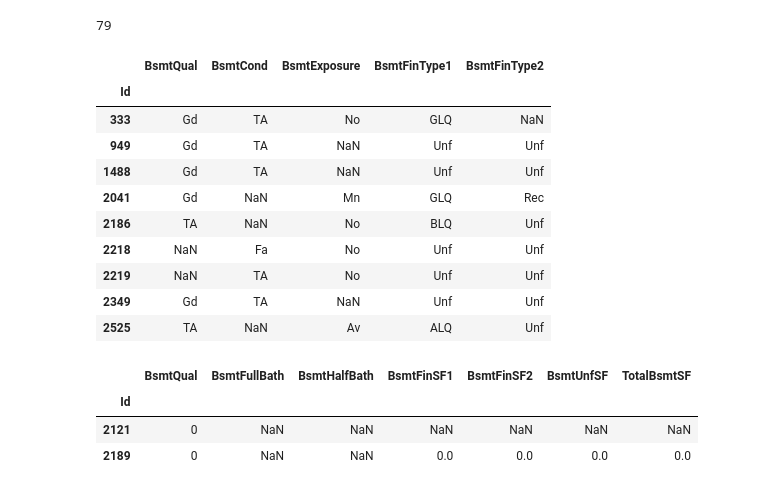
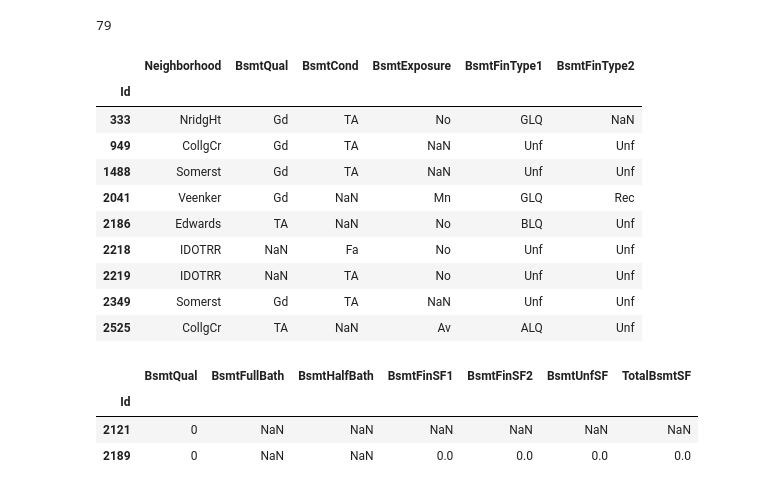
Before and after one commit to axyarthur/project3, a Jupyter notebook: WillThurston/Intro to EDA with Predicting Housing Prices.ipynb, the cells around one changed output. Cells and saved outputs as stored; diff of their text form; code cells hidden in the pictures.

```diff
--- a/WillThurston/Intro to EDA with Predicting Housing Prices.ipynb
+++ b/WillThurston/Intro to EDA with Predicting Housing Prices.ipynb
@@ -609,9 +623,9 @@ all_data[(~all_data['GarageType'].isnull())&\
 | 2127 | 1.0 | 360.0 | Detchd | NaN | NaN | NaN |
 | 2577 | NaN | NaN | Detchd | NaN | NaN | NaN |
 # %%
-all_data.loc[2127,'GarageFinish'] = all_data['GarageFinish'].mode()[0]
-all_data.loc[2127,'GarageCond'] = all_data['GarageCond'].mode()[0]
-all_data.loc[2127,'GarageQual'] = all_data['GarageQual'].mode()[0]
+all_data.loc[2127,'GarageFinish'] = all_data.loc[all_data['Neighborhood']=='OldTown','GarageFinish'].mode()[0]
+all_data.loc[2127,'GarageCond'] = all_data.loc[all_data['Neighborhood']=='OldTown','GarageCond'].mode()[0]
+all_data.loc[2127,'GarageQual'] = all_data.loc[all_data['Neighborhood']=='OldTown','GarageQual'].mode()[0]
 # %%
 all_data.loc[2577,'GarageCars'] = 0
 all_data.loc[2577,'GarageArea'] = 0
@@ -728,22 +742,22 @@ len(all_data[(all_data['BsmtQual'].isnull())&\
 # %%
 # The additional NAs
 all_data.loc[(~all_data['BsmtFinType1'].isnull()) &\
              (all_data['BsmtCond'].isnull() |\
              all_data['BsmtQual'].isnull() |\
              all_data['BsmtExposure'].isnull() |\
              all_data['BsmtFinType2'].isnull()),
-             ['BsmtQual', 'BsmtCond', 'BsmtExposure',
+             ['Neighborhood','BsmtQual', 'BsmtCond', 'BsmtExposure',
               'BsmtFinType1', 'BsmtFinType2']]
 # %% [output]
-|  | BsmtQual | BsmtCond | BsmtExposure | BsmtFinType1 | BsmtFinType2 |
-| Id |  |  |  |  |  |
-| 333 | Gd | TA | No | GLQ | NaN |
-| 949 | Gd | TA | NaN | Unf | Unf |
-| 1488 | Gd | TA | NaN | Unf | Unf |
-| 2041 | Gd | NaN | Mn | GLQ | Rec |
-| 2186 | TA | NaN | No | BLQ | Unf |
-| 2218 | NaN | Fa | No | Unf | Unf |
-| 2219 | NaN | TA | No | Unf | Unf |
-| 2349 | Gd | TA | NaN | Unf | Unf |
-| 2525 | TA | NaN | Av | ALQ | Unf |
+|  | Neighborhood | BsmtQual | BsmtCond | BsmtExposure | BsmtFinType1 | BsmtFinType2 |
+| Id |  |  |  |  |  |  |
+| 333 | NridgHt | Gd | TA | No | GLQ | NaN |
+| 949 | CollgCr | Gd | TA | NaN | Unf | Unf |
+| 1488 | Somerst | Gd | TA | NaN | Unf | Unf |
+| 2041 | Veenker | Gd | NaN | Mn | GLQ | Rec |
+| 2186 | Edwards | TA | NaN | No | BLQ | Unf |
+| 2218 | IDOTRR | NaN | Fa | No | Unf | Unf |
+| 2219 | IDOTRR | NaN | TA | No | Unf | Unf |
+| 2349 | Somerst | Gd | TA | NaN | Unf | Unf |
+| 2525 | CollgCr | TA | NaN | Av | ALQ | Unf |
 # %%
```
Also changed, not shown: parts of 134 cells of this notebook.
